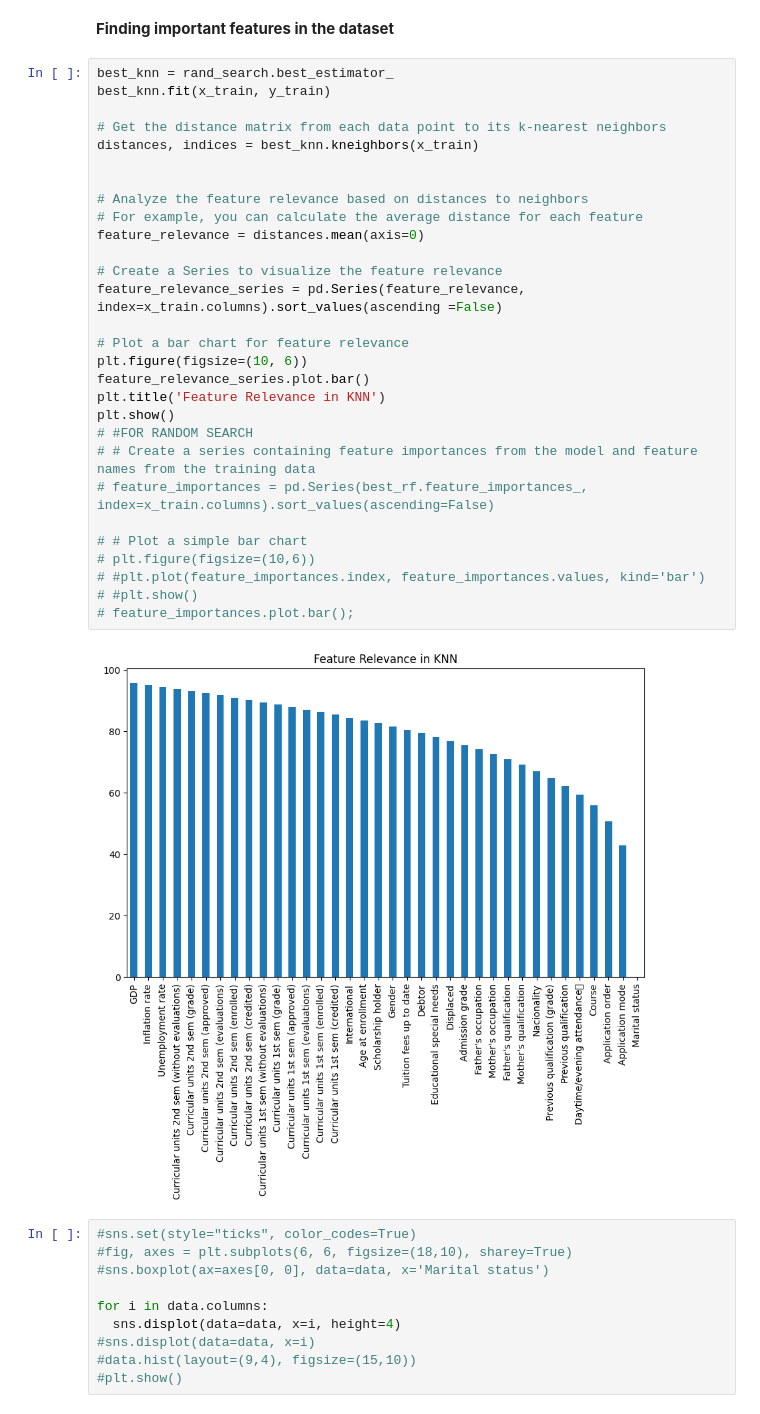
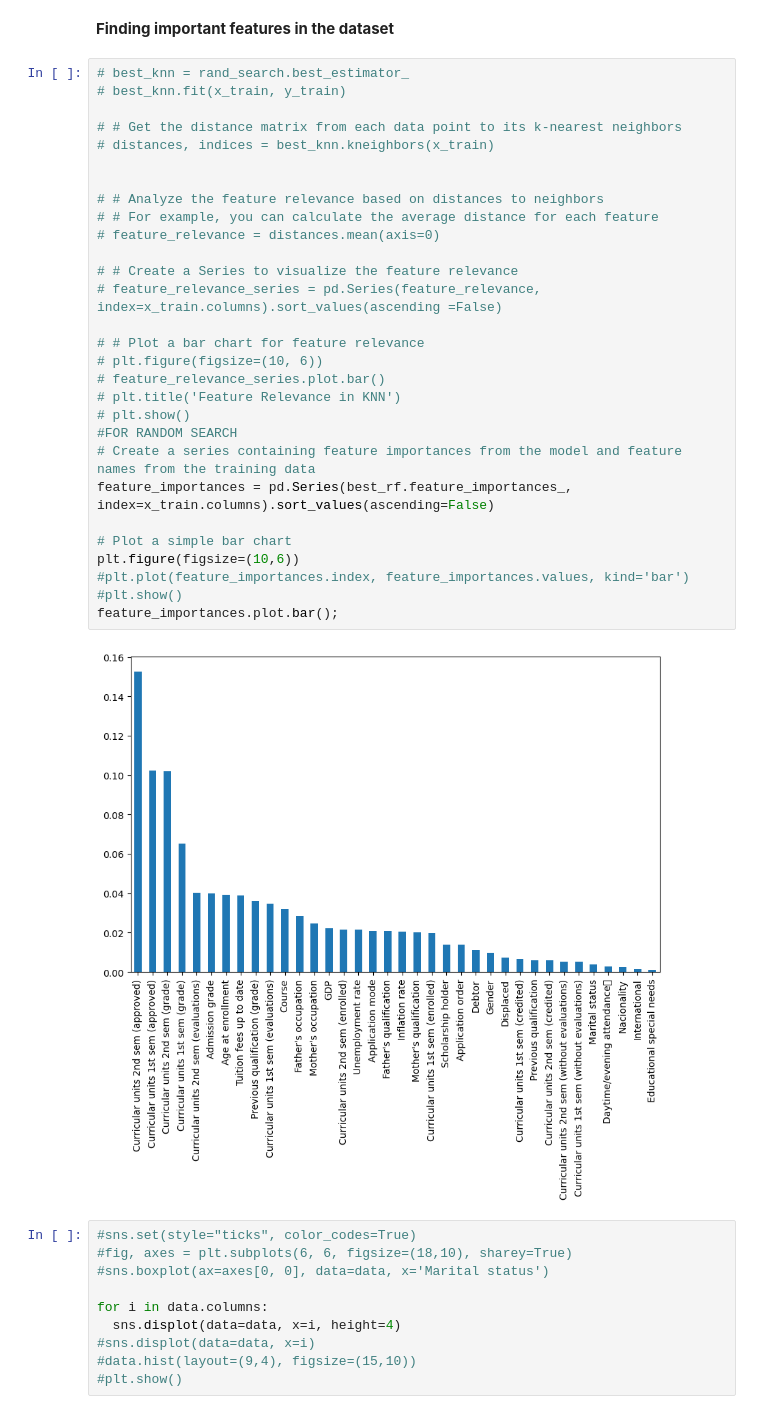
Before and after one commit to Syphonphilter/Drop-out-Prediction-using-Random-Forest-Classifier, a Jupyter notebook: Dropout_Classification_ML_Project.ipynb, the cells around one changed output. Saved outputs shown, nothing was run; the diff lists cells and outputs as text.

Commit message:
RF graph plot

```diff
--- a/Dropout_Classification_ML_Project.ipynb
+++ b/Dropout_Classification_ML_Project.ipynb
@@ -215,36 +215,36 @@ weighted avg       0.61      0.64      0.60       885
 # %% [markdown]
 **Finding important features in the dataset**
 # %%
-best_knn = rand_search.best_estimator_
-best_knn.fit(x_train, y_train)
+# best_knn = rand_search.best_estimator_
+# best_knn.fit(x_train, y_train)
 
-# Get the distance matrix from each data point to its k-nearest neighbors
-distances, indices = best_knn.kneighbors(x_train)
+# # Get the distance matrix from each data point to its k-nearest neighbors
+# distances, indices = best_knn.kneighbors(x_train)
 
 
-# Analyze the feature relevance based on distances to neighbors
-# For example, you can calculate the average distance for each feature
-feature_relevance = distances.mean(axis=0)
+# # Analyze the feature relevance based on distances to neighbors
+# # For example, you can calculate the average distance for each feature
+# feature_relevance = distances.mean(axis=0)
 
-# Create a Series to visualize the feature relevance
-feature_relevance_series = pd.Series(feature_relevance, index=x_train.columns).sort_values(ascending =False)
+# # Create a Series to visualize the feature relevance
+# feature_relevance_series = pd.Series(feature_relevance, index=x_train.columns).sort_values(ascending =False)
 
-# Plot a bar chart for feature relevance
-plt.figure(figsize=(10, 6))
-feature_relevance_series.plot.bar()
-plt.title('Feature Relevance in KNN')
-plt.show()
-# #FOR RANDOM SEARCH
-# # Create a series containing feature importances from the model and feature names from the training data
-# feature_importances = pd.Series(best_rf.feature_importances_, index=x_train.columns).sort_values(ascending=False)
+# # Plot a bar chart for feature relevance
+# plt.figure(figsize=(10, 6))
+# feature_relevance_series.plot.bar()
+# plt.title('Feature Relevance in KNN')
+# plt.show()
+#FOR RANDOM SEARCH
+# Create a series containing feature importances from the model and feature names from the training data
+feature_importances = pd.Series(best_rf.feature_importances_, index=x_train.columns).sort_values(ascending=False)
 
-# # Plot a simple bar chart
-# plt.figure(figsize=(10,6))
-# #plt.plot(feature_importances.index, feature_importances.values, kind='bar')
-# #plt.show()
-# feature_importances.plot.bar();
+# Plot a simple bar chart
+plt.figure(figsize=(10,6))
+#plt.plot(feature_importances.index, feature_importances.values, kind='bar')
+#plt.show()
+feature_importances.plot.bar();
 # %% [output]
-[figure, old version]
+[figure, new version]
 # %%
 #sns.set(style="ticks", color_codes=True)
 #fig, axes = plt.subplots(6, 6, figsize=(18,10), sharey=True)
```
Also changed, not shown: parts of 1 cell of this notebook.
